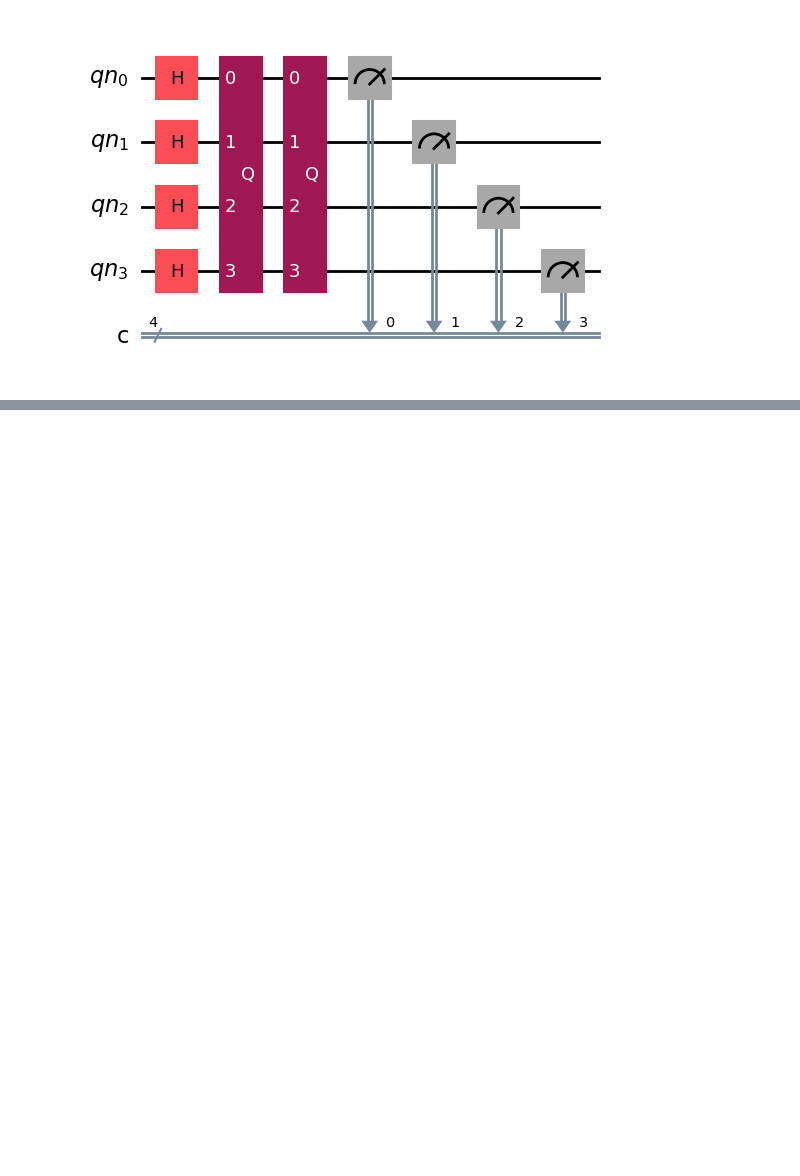
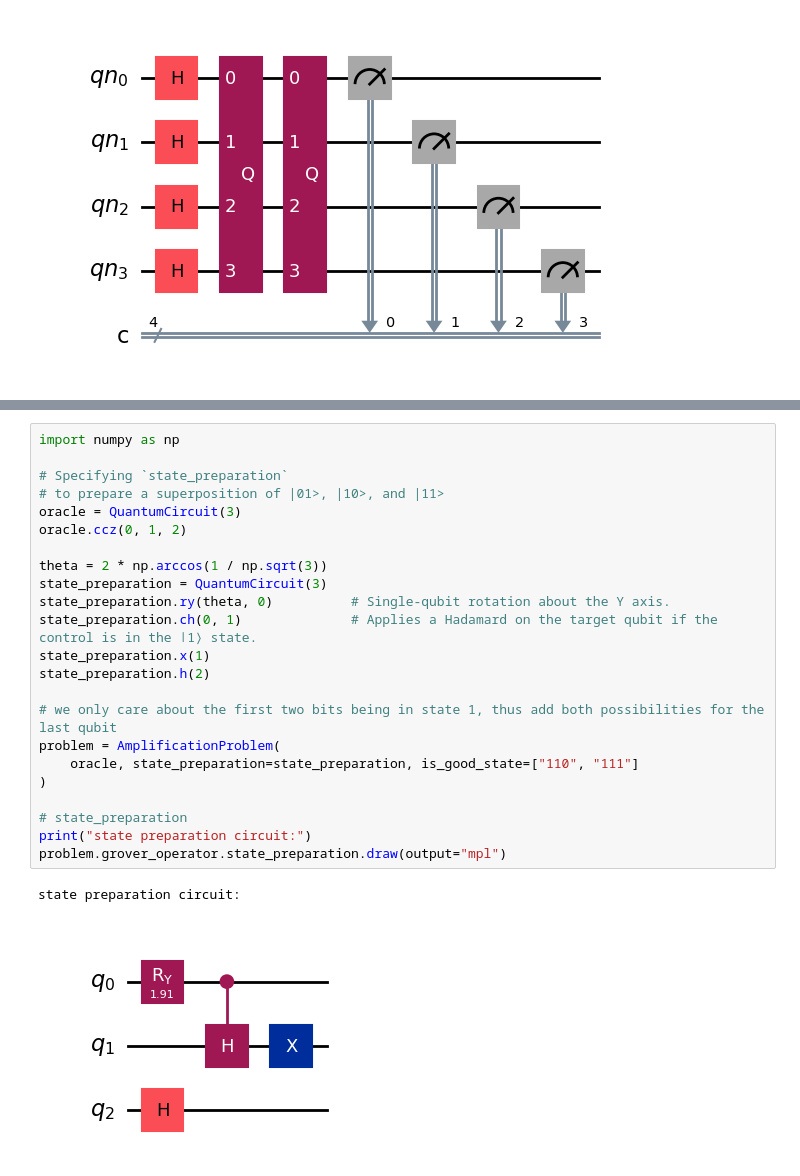
Before and after one commit to skingham/londonmet_quantum_tutorials, a Jupyter notebook: notebooks/week_3-grover.ipynb, the cells around one changed output, grey strips where cells are left out. Saved outputs shown, nothing was run; the diff lists cells and outputs as text; blank space fills up the shorter version.

Commit message:
Unit 2.0: From Qubits to Linear Algebra (#9)
Co-authored-by: Stuart Kingham <stuart.kingham@quantfidential.com>

```diff
--- a/notebooks/week_3-grover.ipynb
+++ b/notebooks/week_3-grover.ipynb
@@ -158,0 +248,26 @@ Depth: 4
+# %%
+import numpy as np
+
+# Specifying `state_preparation`
+# to prepare a superposition of |01>, |10>, and |11>
+oracle = QuantumCircuit(3)
+oracle.ccz(0, 1, 2)
+
+theta = 2 * np.arccos(1 / np.sqrt(3))
+state_preparation = QuantumCircuit(3)
+state_preparation.ry(theta, 0)          # Single-qubit rotation about the Y axis.
+state_preparation.ch(0, 1)              # Applies a Hadamard on the target qubit if the control is in the ∣1⟩ state.
+state_preparation.x(1)
+state_preparation.h(2)
+
+# we only care about the first two bits being in state 1, thus add both possibilities for the last qubit
+problem = AmplificationProblem(
+    oracle, state_preparation=state_preparation, is_good_state=["110", "111"]
+)
+
+# state_preparation
+print("state preparation circuit:")
+problem.grover_operator.state_preparation.draw(output="mpl")
+# %% [output]
+state preparation circuit:
+[figure, added]
```
Also changed, not shown: parts of 44 cells of this notebook, 3 other files.
